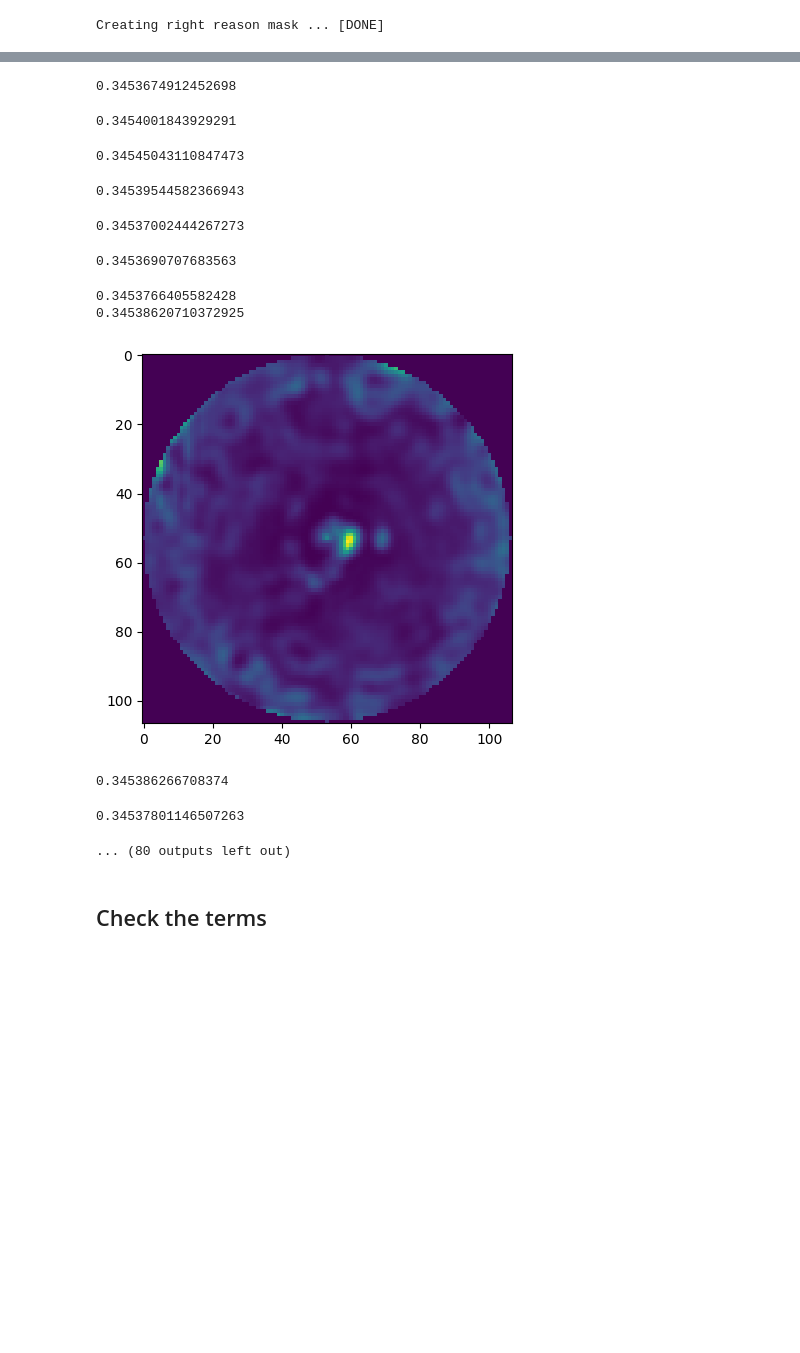
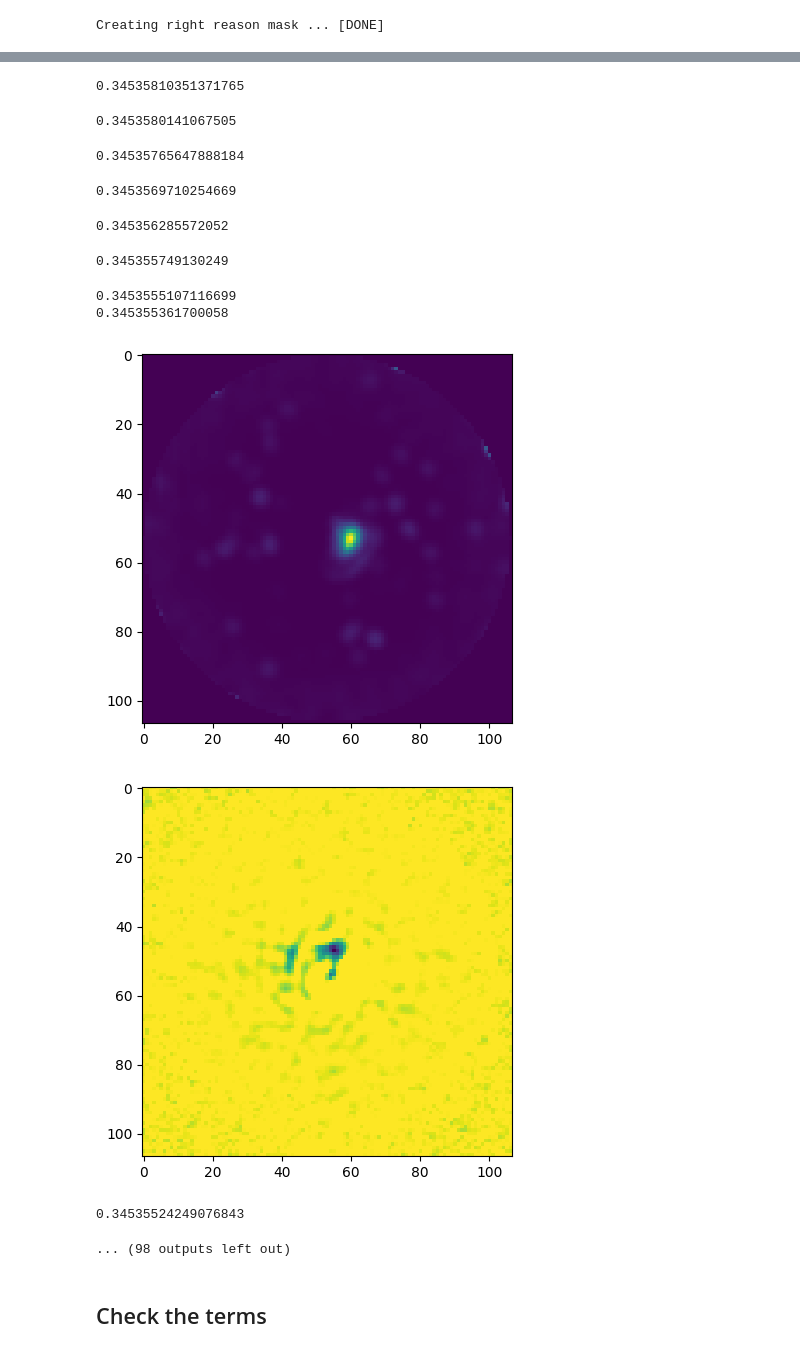
Before and after one commit to markusbonse/fours, a Jupyter notebook: notebooks/fine_tuning/03_fine_tune_with_planet.ipynb, the cells around one changed output, grey strips where cells are left out. Saved outputs shown, nothing was run; the diff lists cells and outputs as text; code cells hidden in the pictures; blank space fills up the shorter version.

```diff
--- a/notebooks/fine_tuning/03_fine_tune_with_planet.ipynb
+++ b/notebooks/fine_tuning/03_fine_tune_with_planet.ipynb
@@ -155,12 +155,12 @@ class S4Planet(nn.Module):
         # 2.) Init the planet model
         # values equal to zero can cause numerical instability
         self.planet_model = nn.Parameter(
-            #torch.randn(1,
+            torch.abs(torch.randn(1,
+                       self.input_size,
+                       self.input_size).float())* 0.00001,
+            #torch.ones(1,
             #           self.input_size,
-            #           self.input_size).float()* 0.00001,
-            torch.ones(1,
-                       self.input_size,
-                       self.input_size).float() * 0.00001,
+            #           self.input_size).float() * 0.01,
             requires_grad=True)
 
         # 3.) Set up the planet mask
@@ -234,7 +234,7 @@ class S4Planet(nn.Module):
         # mask circular pattern
         masked_planet_signal = planet_signal.squeeze(0) * self.planet_mask
 
-#        masked_planet_signal - torch.median(masked_planet_signal)
+        # masked_planet_signal - torch.median(masked_planet_signal)
         return masked_planet_signal
 
     def forward(self,
@@ -333,2 +322,0 @@ right_reason_mask = construct_rfrr_mask(
-# %%
-s4_noise_planet.right_reason_mask.data = torch.tensor(right_reason_mask).float().to(0)
@@ -358,40 +346,39 @@ optimizer = optim.Adam(
 losses_recon = []
 losses_reg = []
 
-for epoch in tqdm(range(100)):
+for epoch in tqdm(range(200)):
     optimizer.zero_grad(set_to_none=True)
 
     # 2.) run forward for the planet model
     planet_signal = s4_planet_model.forward(test_idx)
+
+    planet_signal = planet_signal + torch.mean(planet_signal, axis=0)
+
     planet_signal_norm = planet_signal / s4_noise.std_frame
-
-    planet_signal = planet_signal.view(science_norm.shape[0], -1)
     planet_signal_norm = planet_signal_norm.view(science_norm.shape[0], -1)
 
 
     # compute n(P)
     n_p = s4_noise_planet(planet_signal_norm)
+    n_p[n_p>0] = 0
 
 
     # 4.) estimate the modeled data
-    modeled_data = noise_estimate + planet_signal_norm - n_p
+    modeled_data = noise_estimate + planet_signal_norm - n_p#.detach()
 
     # 4.) Compute the loss
     loss_recon = ((modeled_data - science_norm_flatten)**2).mean()
     #loss_reg = (s4_noise.betas_raw**2).mean()
-    #loss_planet = (s4_planet_model.planet_model.abs()).mean()
-    #loss_planet = ((noise_planet * planet_signal_norm)**2).mean()
 
     # 5.) Normalize the loss
     loss_normalization = 1.
     loss_recon /= loss_normalization
     #loss_reg /= loss_normalization
-    #loss_planet /= loss_normalization
 
 
     # 6.) Backward
     loss = loss_recon #+ loss_planet *1e5# + loss_reg * s4_noise.lambda_reg * lambda_factor)
-    loss.backward()#retain_graph=True)
+    loss.backward()
 
     optimizer.step()
 
@@ -399,7 +386,6 @@ for epoch in tqdm(range(100)):
     losses_recon.append(loss_recon.item())
     #losses_reg.append(loss_reg.item())
     print(loss_recon.item())
-    #print(loss_planet.item())
 
     if epoch % 10 == 9:
         # plot the planet signal
@@ -407,4 +393,7 @@ for epoch in tqdm(range(100)):
             tmp_norm_signal = s4_planet_model.get_planet_signal() / s4_noise.std_frame
             plt.imshow(tmp_norm_signal.cpu().numpy()[0])
             plt.show()
+
+            plt.imshow(n_p.detach().cpu().numpy()[0].reshape(107, 107))
+            plt.show()
 # %% [output]
@@ -413,15 +402,15 @@ for epoch in tqdm(range(100)):
-0.3453674912452698
+0.34535810351371765
-0.3454001843929291
+0.3453580141067505
-0.34545043110847473
+0.34535765647888184
-0.34539544582366943
+0.3453569710254669
-0.34537002444267273
+0.345356285572052
-0.3453690707683563
+0.345355749130249
-0.3453766405582428
-0.34538620710372925
+0.3453555107116699
+0.345355361700058
-[figure, old version]
+[figure, new version]
+[figure, added]
-0.345386266708374
+0.34535524249076843
-0.34537801146507263
+... (98 outputs left out)
-... (80 outputs left out)
 # %% [markdown]
 ## Check the terms
 # %%
```
Also changed, not shown: parts of 42 cells of this notebook.
